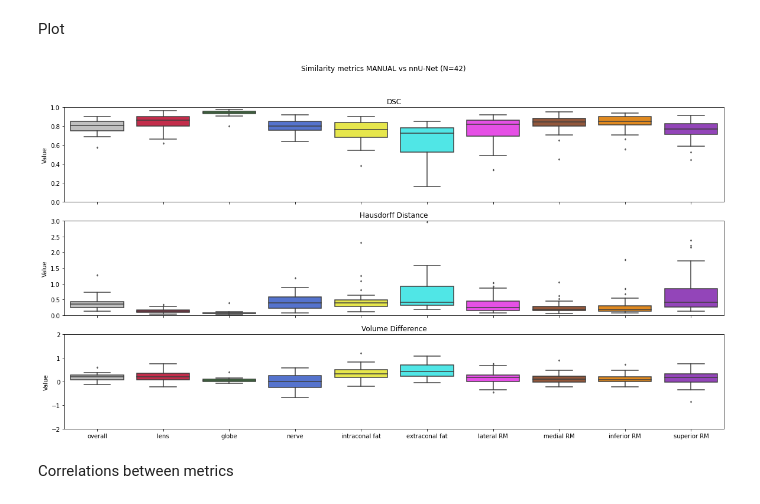
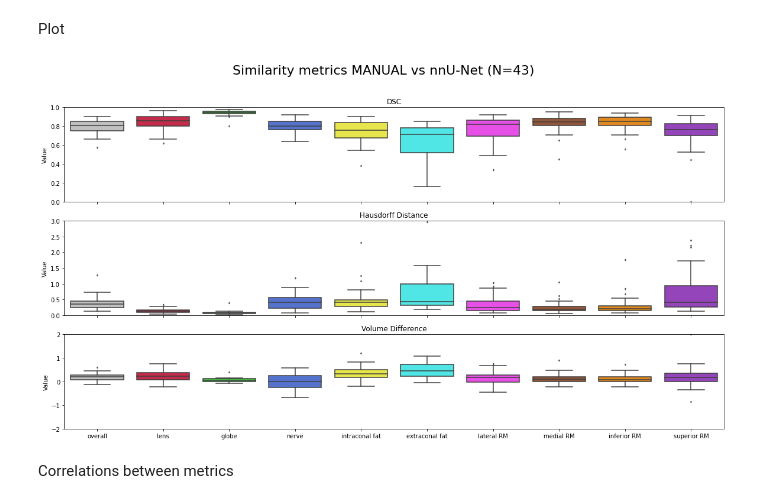
Before and after one commit to jaimebarran/a-eye_segmentation, a Jupyter notebook: deep_learning/3D_multilabel/sim_metrics.ipynb, the cells around one changed output. Cells and saved outputs as stored; diff of their text form; code cells hidden in the pictures.

```diff
--- a/deep_learning/3D_multilabel/sim_metrics.ipynb
+++ b/deep_learning/3D_multilabel/sim_metrics.ipynb
@@ -2740,8 +2740,19 @@ import pandas as pd
 import matplotlib.pyplot as plt
 import seaborn as sns
 
+# High-resolution, readable figure settings
+plt.rcParams.update({
+    'font.family': 'DejaVu Sans',
+    'font.size': 10,
+    'axes.titlesize': 12,
+    'axes.labelsize': 10,
+    'xtick.labelsize': 10,
+    'ytick.labelsize': 10,
+    'figure.titlesize': 12,
+})
+
 # Load the CSV file
-csv_file = '/mnt/sda1/Repos/a-eye/Data/SHIP_dataset/new_manual_annotations/similarity/sim_manual_nnunet_N43_cropped_remove_sub2022160102790.csv'
+csv_file = '/mnt/sda1/Repos/a-eye/Data/SHIP_dataset/new_manual_annotations/similarity/sim_manual_nnunet_N43_cropped.csv'
 df = pd.read_csv(csv_file)
 
 # Define the color pattern
@@ -2766,36 +2777,36 @@ labels = ['overall', 'lens', 'globe', 'nerve', 'int_fat', 'ext_fat', 'lat_mus',
 data_dsc = df[['dsc_' + label for label in labels]]
 data_haus = df[['hau_avg_' + label for label in labels]]
 data_vol = df[['vol_' + label for label in labels]]
 
 # Figure
 fig, axs = plt.subplots(3, figsize=(20, 10), sharex=True)
 fig.canvas.manager.set_window_title(f'Similarity metrics MANUAL vs nnU-Net (N={len(df)})')
-fig.suptitle(f'Similarity metrics MANUAL vs nnU-Net (N={len(df)})')
+fig.suptitle(f'Similarity metrics MANUAL vs nnU-Net (N={len(df)})', fontsize=22)
 fig.patch.set_facecolor('white')
 
 # Set labels and titles
 axs[0].set_title('DSC')
 axs[0].set_ylim([0, 1])
 axs[1].set_title('Hausdorff Distance')
 axs[1].set_ylim([0, 3])
 axs[2].set_title('Volume Difference')
 axs[2].set_ylim([-2, 2])
 
 # Outliers
 flierprops = dict(markerfacecolor='0.9', markersize=2, linestyle='none')
 
 # Boxplot & Swarmplot (points)
 sns.boxplot(data=data_dsc, ax=axs[0], flierprops=flierprops, palette=hex_colors).set(ylabel="Value")
 sns.boxplot(data=data_haus, ax=axs[1], flierprops=flierprops, palette=hex_colors).set(ylabel="Value")
 sns.boxplot(data=data_vol, ax=axs[2], flierprops=flierprops, palette=hex_colors).set(ylabel="Value")
 axs[2].set_xticklabels(['overall', 'lens', 'globe', 'nerve', 'intraconal fat', 'extraconal fat', 'lateral RM', 'medial RM', 'inferior RM', 'superior RM'])
 
 # Save figure (optional)
-# plt.savefig('/mnt/sda1/Repos/a-eye/Data/new_manual_annotations/similarity/sim_manual_nnunet_N43_cropped.png', bbox_inches='tight')
+plt.savefig('/mnt/sda1/Repos/a-eye/Data/SHIP_dataset/new_manual_annotations/similarity/sim_manual_nnunet_N43_cropped.tiff', dpi=300, bbox_inches='tight')
 
 plt.show()
 # %% [output]
-[figure, old version]
+[figure, new version]
 # %% [markdown]
 Correlations between metrics
 # %%
```
Also changed, not shown: 1 other file.
